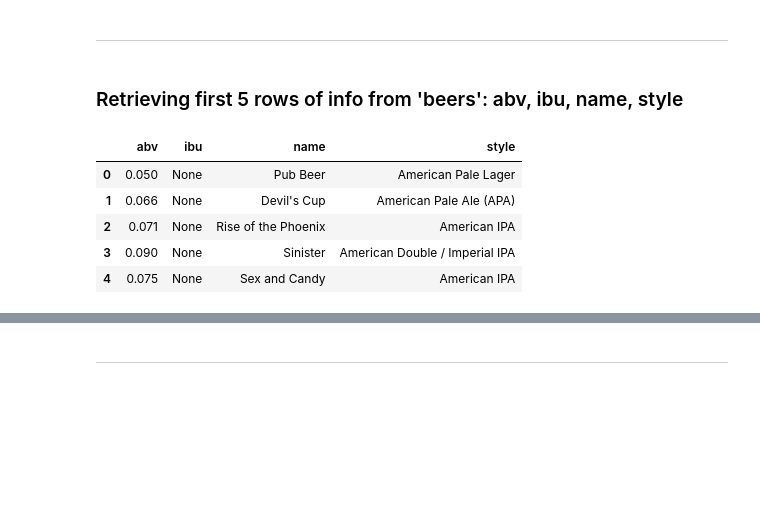
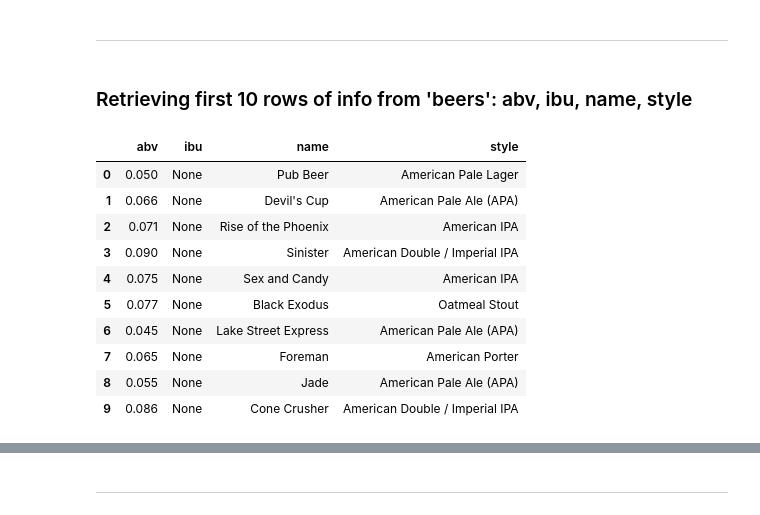
Before and after one commit to Data1234321/Portfolio, a Jupyter notebook: sql-analysis-of-us-craft-beers-breweries.ipynb, the cells around one changed output, grey strips where cells are left out. Saved outputs shown, nothing was run; the diff lists cells and outputs as text; code cells hidden in the pictures; blank space fills up the shorter version.

Commit message:
Kaggle Notebook | SQL Analysis of US Craft Beers & Breweries | Version 8

```diff
--- a/sql-analysis-of-us-craft-beers-breweries.ipynb
+++ b/sql-analysis-of-us-craft-beers-breweries.ipynb
@@ -67,19 +68,24 @@ metadata_result
 # %% [markdown]
 ***
 # %% [markdown]
-### Retrieving first 5 rows of info from 'beers': abv, ibu, name, style
+### Retrieving first 10 rows of info from 'beers': abv, ibu, name, style
 # %%
 five_rows_beers = pd.read_sql_query("""
 SELECT abv, ibu, name, style
 FROM beers
-LIMIT 5;
+LIMIT 10;
 """, conn)
 
 five_rows_beers
 # %% [output]
 |  | abv | ibu | name | style |
 | 0 | 0.050 | None | Pub Beer | American Pale Lager |
 | 1 | 0.066 | None | Devil's Cup | American Pale Ale (APA) |
 | 2 | 0.071 | None | Rise of the Phoenix | American IPA |
 | 3 | 0.090 | None | Sinister | American Double / Imperial IPA |
 | 4 | 0.075 | None | Sex and Candy | American IPA |
+| 5 | 0.077 | None | Black Exodus | Oatmeal Stout |
+| 6 | 0.045 | None | Lake Street Express | American Pale Ale (APA) |
+| 7 | 0.065 | None | Foreman | American Porter |
+| 8 | 0.055 | None | Jade | American Pale Ale (APA) |
+| 9 | 0.086 | None | Cone Crusher | American Double / Imperial IPA |
```
Also changed, not shown: parts of 25 cells of this notebook.
